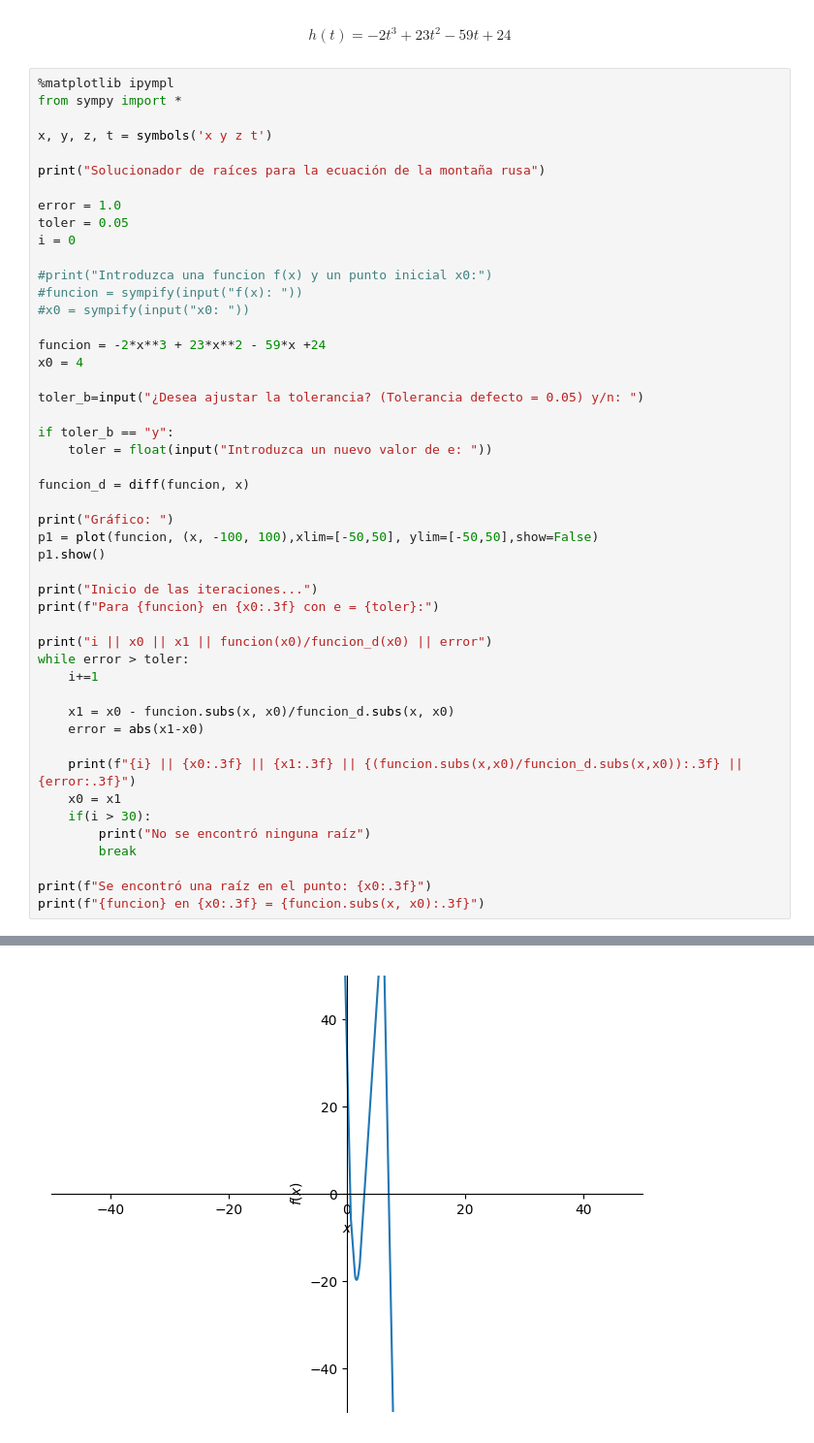
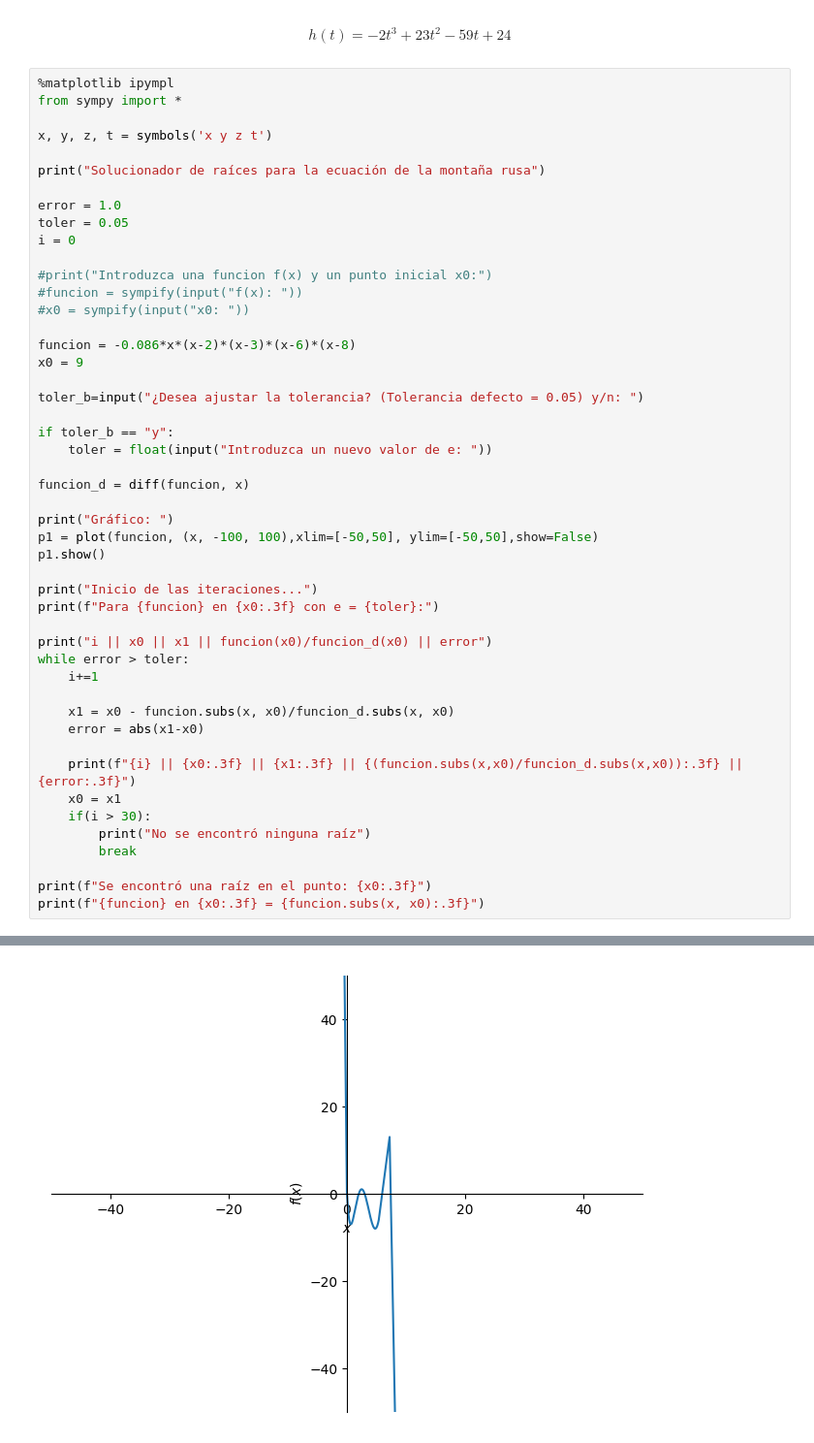
Before and after one commit to paulzuri/Proyecto-MN, a Jupyter notebook: proyecto.ipynb, the cells around one changed output, grey strips where cells are left out. Shown at 97% size. Cells and saved outputs as stored; diff of their text form.

```diff
--- a/proyecto.ipynb
+++ b/proyecto.ipynb
@@ -103,40 +103,40 @@ i = 0
 #funcion = sympify(input("f(x): "))
 #x0 = sympify(input("x0: "))
 
-funcion = -2*x**3 + 23*x**2 - 59*x +24
-x0 = 4
+funcion = -0.086*x*(x-2)*(x-3)*(x-6)*(x-8)
+x0 = 9
 
 toler_b=input("¿Desea ajustar la tolerancia? (Tolerancia defecto = 0.05) y/n: ")
 
 if toler_b == "y":
     toler = float(input("Introduzca un nuevo valor de e: "))
 
 funcion_d = diff(funcion, x)
 
 print("Gráfico: ")
 p1 = plot(funcion, (x, -100, 100),xlim=[-50,50], ylim=[-50,50],show=False)
 p1.show()
 
 print("Inicio de las iteraciones...")
 print(f"Para {funcion} en {x0:.3f} con e = {toler}:")
 
 print("i || x0 || x1 || funcion(x0)/funcion_d(x0) || error")
 while error > toler:
     i+=1
 
     x1 = x0 - funcion.subs(x, x0)/funcion_d.subs(x, x0)
     error = abs(x1-x0)
 
     print(f"{i} || {x0:.3f} || {x1:.3f} || {(funcion.subs(x,x0)/funcion_d.subs(x,x0)):.3f} || {error:.3f}")
     x0 = x1
     if(i > 30):
         print("No se encontró ninguna raíz")
         break
 
 print(f"Se encontró una raíz en el punto: {x0:.3f}")
 print(f"{funcion} en {x0:.3f} = {funcion.subs(x, x0):.3f}")
 # %% [output]
 Solucionador de raíces para la ecuación de la montaña rusa
 Gráfico:
-[figure, old version]
+[figure, new version]
 Inicio de las iteraciones...
```
Also changed, not shown: parts of 1 cell of this notebook.
